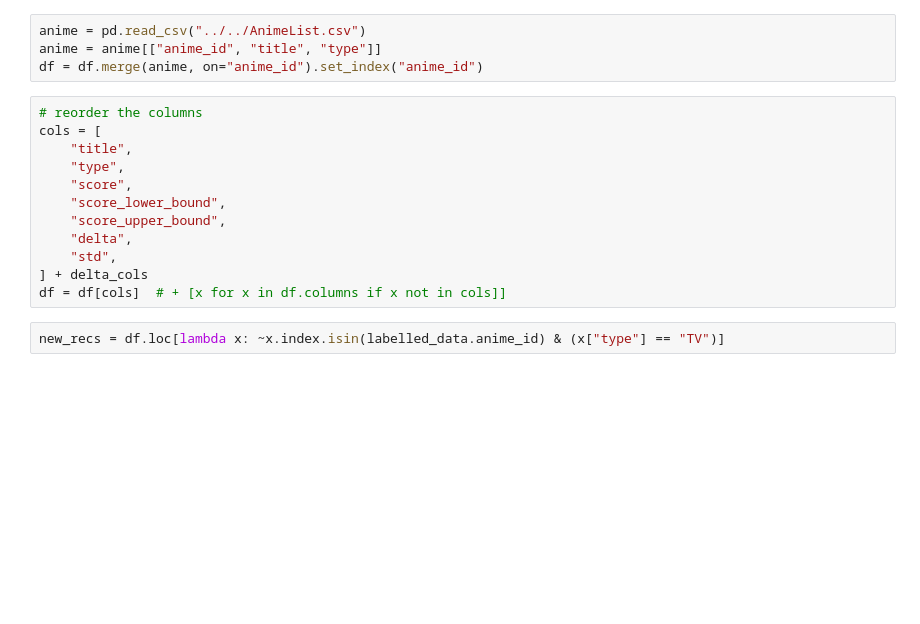
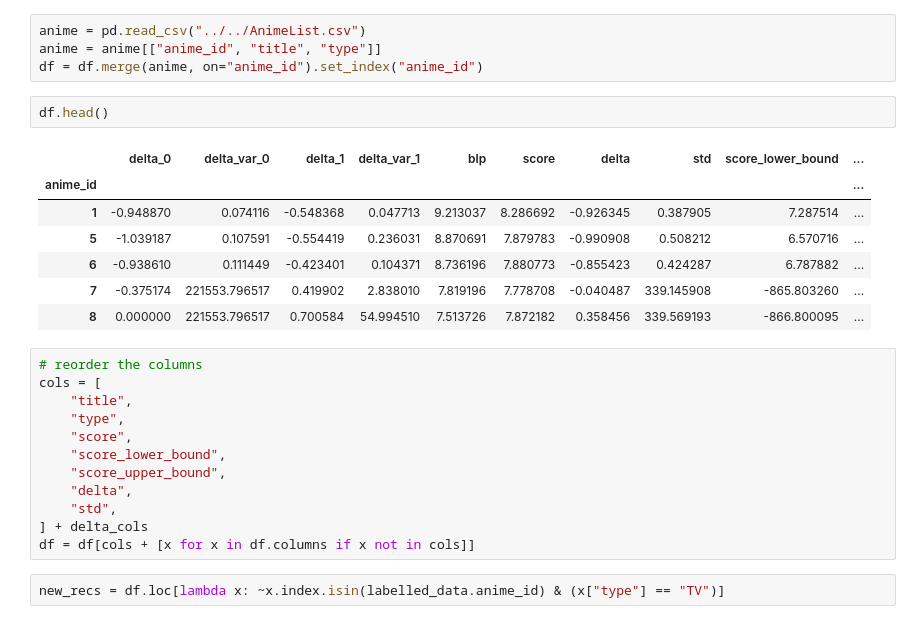
Before and after one commit to Fro116/RecommenderSystem, a Jupyter notebook: notebooks/DeltaProviders/CombineDeltasCV.ipynb, the cells around one changed output. Saved outputs shown, nothing was run; the diff lists cells and outputs as text; blank space fills up the shorter version.

```diff
--- a/notebooks/DeltaProviders/CombineDeltasCV.ipynb
+++ b/notebooks/DeltaProviders/CombineDeltasCV.ipynb
@@ -109,6 +109,16 @@ df["score_upper_bound"] = df["score"] + df["std"] * zscore
 anime = pd.read_csv("../../AnimeList.csv")
 anime = anime[["anime_id", "title", "type"]]
 df = df.merge(anime, on="anime_id").set_index("anime_id")
+# %%
+df.head()
+# %% [output]
+|  | delta_0 | delta_var_0 | delta_1 | delta_var_1 | blp | score | delta | std | score_lower_bound | ... |
+| anime_id |  |  |  |  |  |  |  |  |  | ... |
+| 1 | -0.948870 | 0.074116 | -0.548368 | 0.047713 | 9.213037 | 8.286692 | -0.926345 | 0.387905 | 7.287514 | ... |
+| 5 | -1.039187 | 0.107591 | -0.554419 | 0.236031 | 8.870691 | 7.879783 | -0.990908 | 0.508212 | 6.570716 | ... |
+| 6 | -0.938610 | 0.111449 | -0.423401 | 0.104371 | 8.736196 | 7.880773 | -0.855423 | 0.424287 | 6.787882 | ... |
+| 7 | -0.375174 | 221553.796517 | 0.419902 | 2.838010 | 7.819196 | 7.778708 | -0.040487 | 339.145908 | -865.803260 | ... |
+| 8 | 0.000000 | 221553.796517 | 0.700584 | 54.994510 | 7.513726 | 7.872182 | 0.358456 | 339.569193 | -866.800095 | ... |
 # %%
 # reorder the columns
 cols = [
@@ -120,7 +130,7 @@ cols = [
     "delta",
     "std",
 ] + delta_cols
-df = df[cols]  # + [x for x in df.columns if x not in cols]]
+df = df[cols + [x for x in df.columns if x not in cols]]
 # %%
 new_recs = df.loc[lambda x: ~x.index.isin(labelled_data.anime_id) & (x["type"] == "TV")]
 # %%
```
Also changed, not shown: parts of 10 cells of this notebook, 11 other files.
